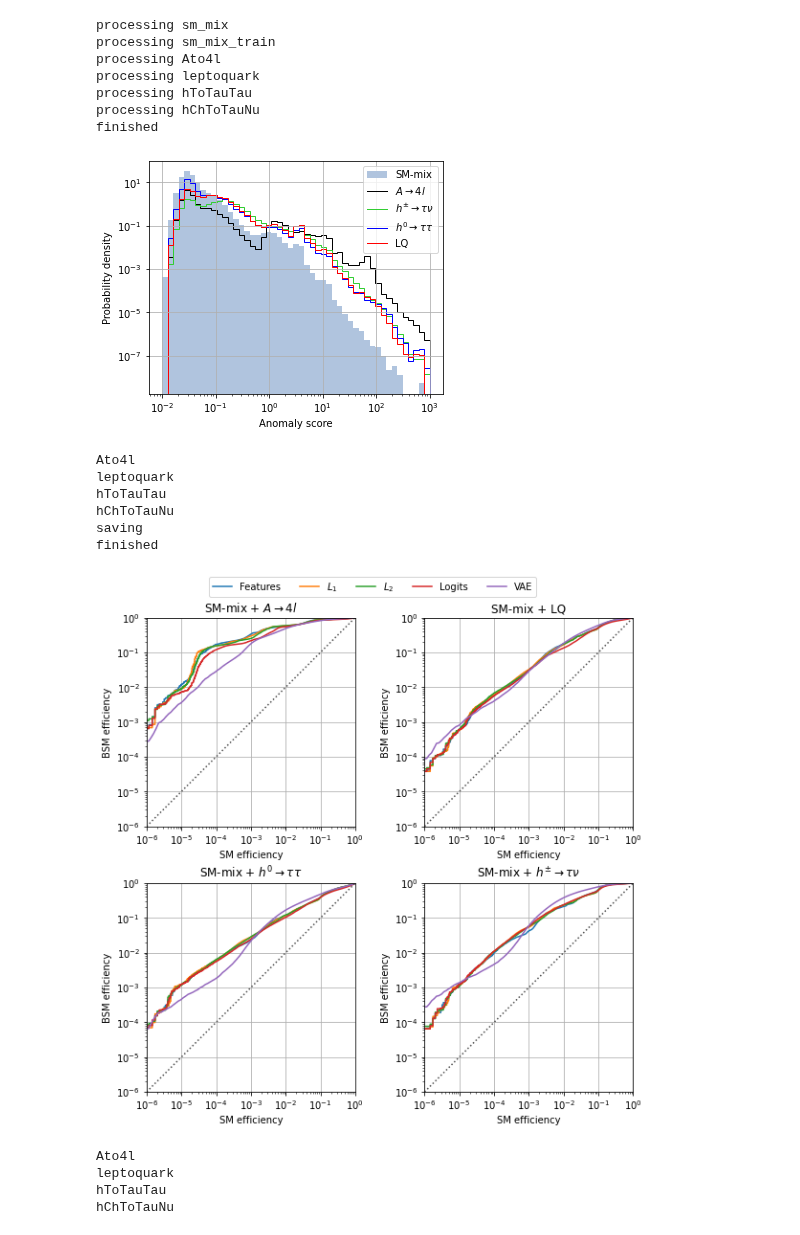
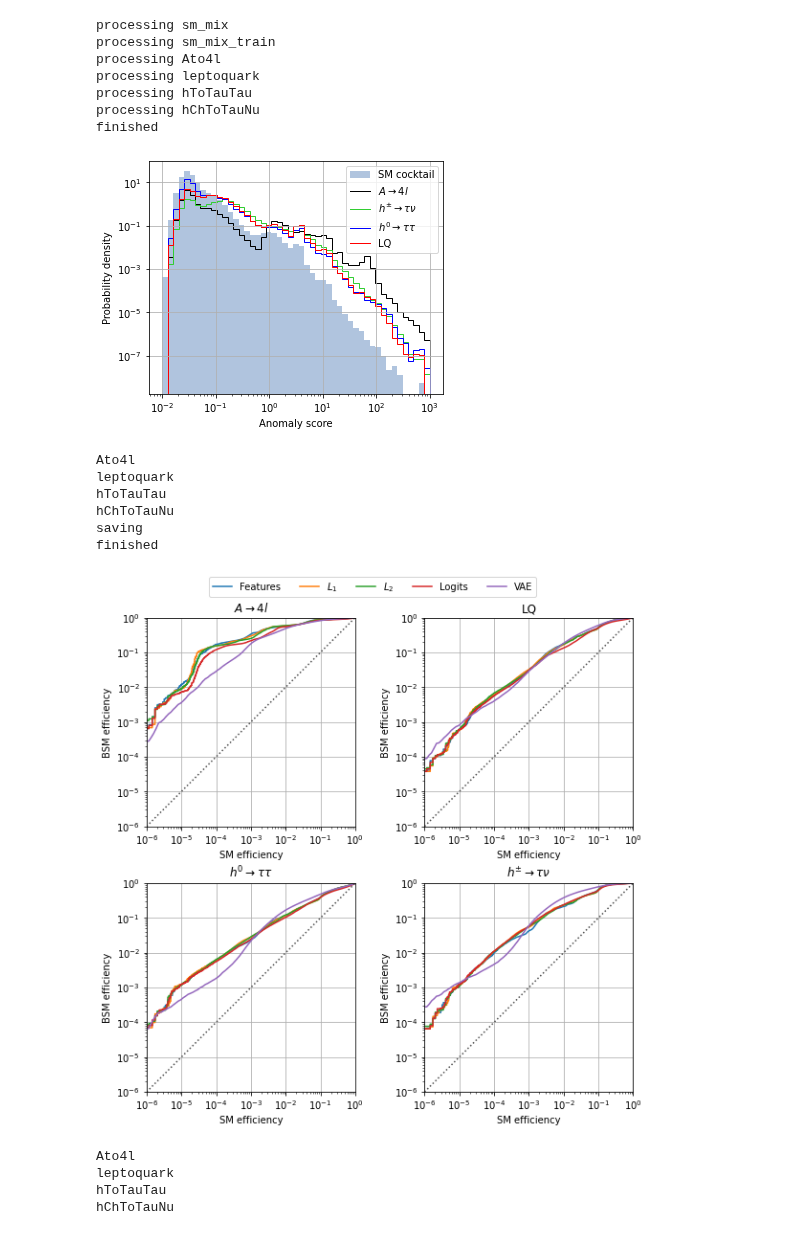
Before and after one commit to oliverkn/alad-for-lhc, a Jupyter notebook: benchmark/plots.ipynb, the cells around one changed output. Drawn from its saved outputs; the diff is of its cells as text; code cells hidden in the pictures.

Commit message:
changed labels on benchmark plots

```diff
--- a/benchmark/plots.ipynb
+++ b/benchmark/plots.ipynb
@@ -116,35 +116,35 @@ score_type = 1 # l1
 
 n_bins = 50
 bins = 10 ** np.linspace(-2, 3, n_bins)
 
 fig, ax = plt.subplots(1, figsize=(5, 4))
 
 handles = []
 lables = []
 lw = 1
 
-ax.hist(scores['sm_mix'][score_type], bins, label='SM-mix', color=smmix_color, density=True, histtype='stepfilled')
+ax.hist(scores['sm_mix'][score_type], bins, label='SM cocktail', color=smmix_color, density=True, histtype='stepfilled')
 h, l = ax.get_legend_handles_labels()
 handles.append(*h)
 lables.append(*l)
 
 # ax.hist(scores['sm_mix_train'][score_type], bins, label='SM-mix (train)', color='dimgray', density=True, histtype='step')
 for key in ['Ato4l', 'hChToTauNu', 'hToTauTau', 'leptoquark']:
     ax.hist(scores[key][score_type], bins, label=bsm_label_dict[key], color=bsm_color_dict[key], density=True, histtype = 'step')
     handles.append(lines.Line2D([], [], c=bsm_color_dict[key], linewidth=lw))
     lables.append(bsm_label_dict[key])
 ax.set_yscale('log')
 ax.set_xscale('log')
 ax.set_xlabel('Anomaly score')
 ax.set_ylabel('Probability density')
 ax.grid()
 ax.legend(handles, lables, loc = 'upper right', ncol=1, frameon=True)
 
 plt.tight_layout(pad=1.0, w_pad=0.5, h_pad=0.5, rect=(0,0,1,1))
 plt.savefig('output/score_dist.pdf')
 plt.show()
 # %% [output]
-[figure, old version]
+[figure, new version]
 # %%
 target_fpr = 1e-5
 
@@ -176,7 +176,7 @@ for i, key in enumerate(bsm_list):
     #plot diagonal line
     ax.plot(ax.get_xlim(), ax.get_ylim(), ls=":", c=".3")
 
-    ax.set_title('SM-mix + ' + bsm_label_dict[key])
+    ax.set_title(bsm_label_dict[key])
     ax.set_xlabel('SM efficiency')
     ax.set_ylabel('BSM efficiency')
     ax.grid()
@@ -197,7 +197,7 @@ hToTauTau
 hChToTauNu
 saving
 finished
-[figure, old version]
+[figure, new version]
 # %%
 score_type = 3 # l1
 fpr_lim = 1e-6
```
Also changed, not shown: 2 other files.
